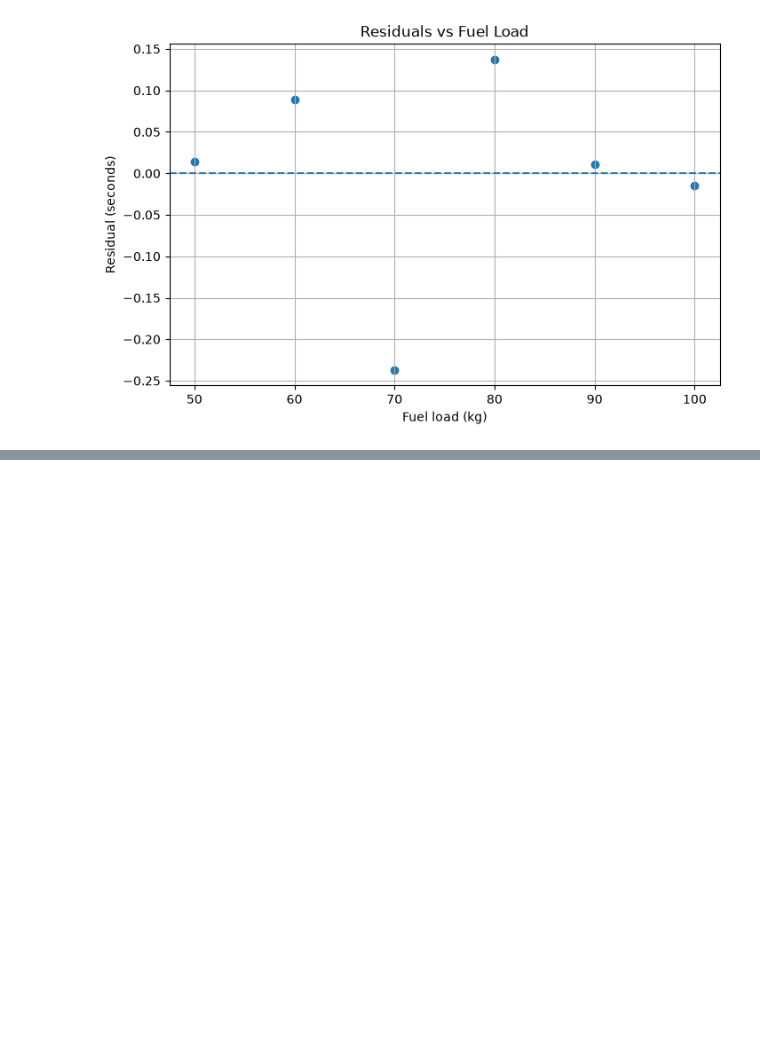
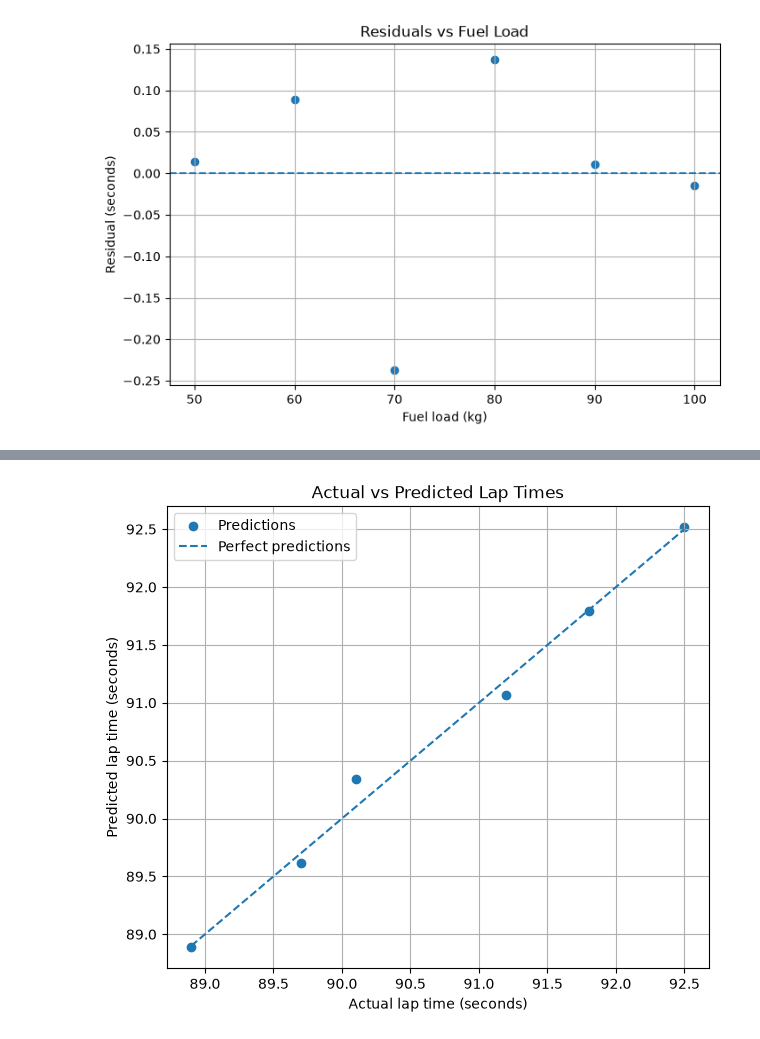
Before and after one commit to usma414/Mathematics-for-AI-ML-Robotics, a Jupyter notebook: Applied_LinearAlgebra/Predictin_F1_Lap_Times.ipynb, the cells around one changed output, grey strips where cells are left out. Drawn from its saved outputs; the diff is of its cells as text; code cells hidden in the pictures; blank space fills up the shorter version.

```diff
--- a/Applied_LinearAlgebra/Predictin_F1_Lap_Times.ipynb
+++ b/Applied_LinearAlgebra/Predictin_F1_Lap_Times.ipynb
@@ -109,0 +135,21 @@ plt.show()
+# %%
+plt.figure(figsize=(7, 6))
+
+plt.scatter(lap_time, predicted, label="Predictions")
+
+# Perfect prediction reference line
+plt.plot(
+    [lap_time.min(), lap_time.max()],
+    [lap_time.min(), lap_time.max()],
+    linestyle="--",
+    label="Perfect predictions"
+)
+
+plt.xlabel("Actual lap time (seconds)")
+plt.ylabel("Predicted lap time (seconds)")
+plt.title("Actual vs Predicted Lap Times")
+plt.legend()
+plt.grid(True)
+plt.show()
+# %% [output]
+[figure, added]
```
Also changed, not shown: parts of 5 cells of this notebook.
